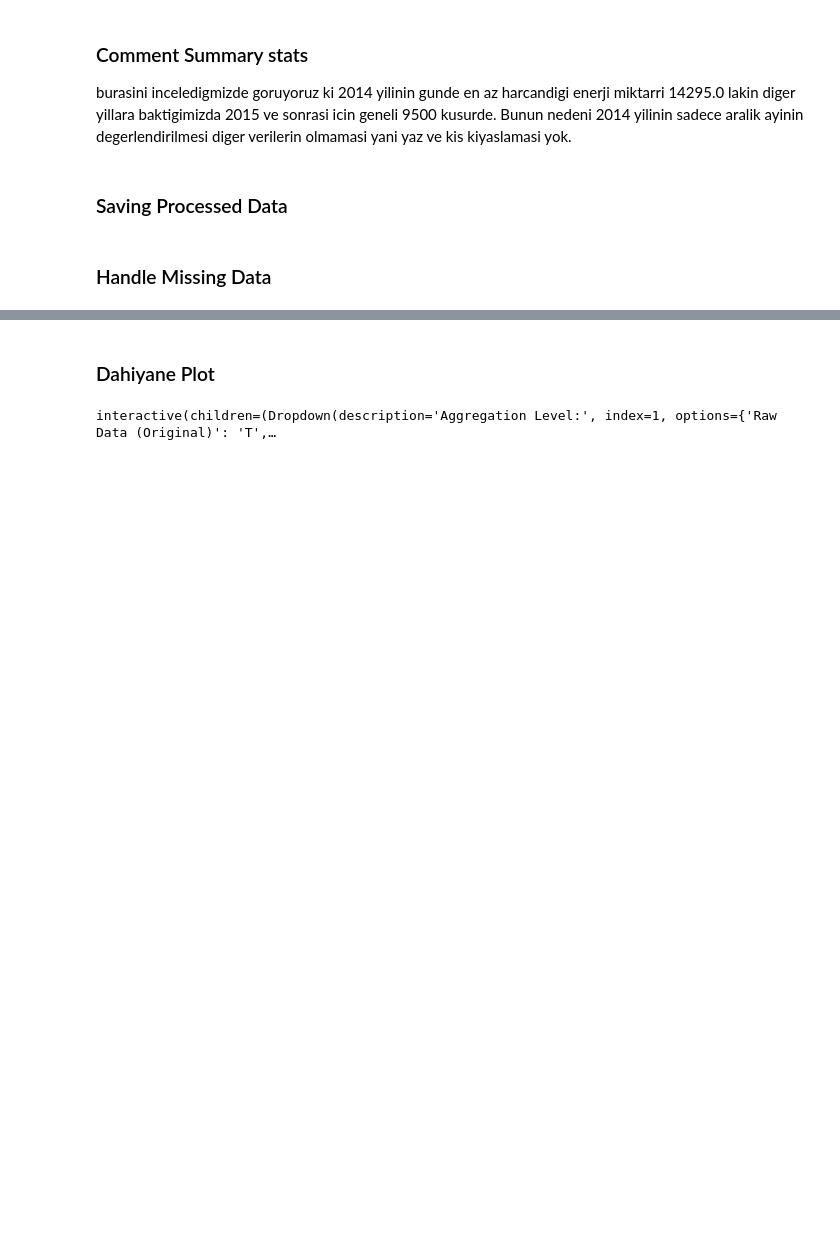
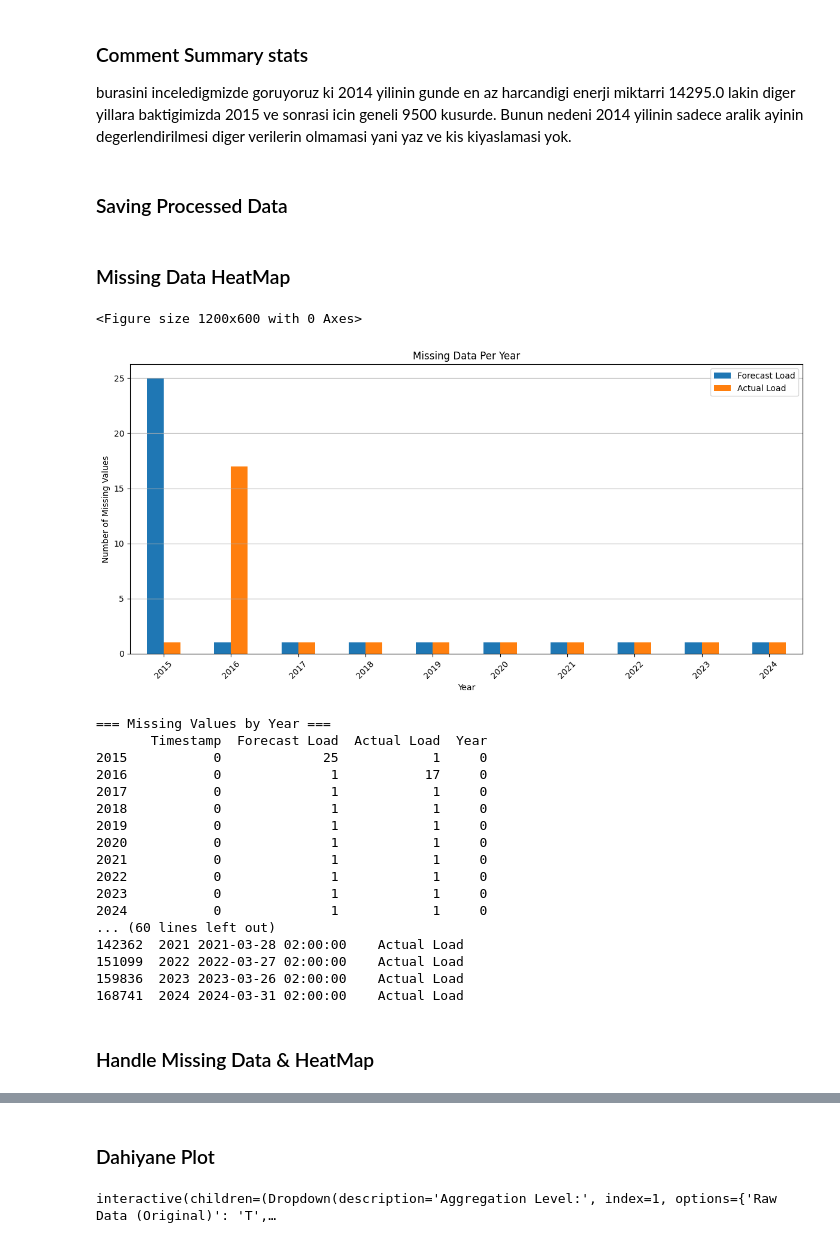
Before and after one commit to ErdemKilci/ReservoirWind, a Jupyter notebook: reservoir_wind.ipynb, the cells around one changed output, grey strips where cells are left out. Saved outputs shown, nothing was run; the diff lists cells and outputs as text; code cells hidden in the pictures; blank space fills up the shorter version.

```diff
--- a/reservoir_wind.ipynb
+++ b/reservoir_wind.ipynb
@@ -349,5 +347,75 @@ lakin diger yillara baktigimizda 2015 ve sonrasi icin geneli 9500 kusurde. Bunun
 ### Saving Processed Data
 # %%
 all_data.to_csv('combined_data.csv', index=False)
+# %% [markdown]
+### Missing Data HeatMap
+# %%
+import matplotlib.pyplot as plt
+
+# Group by year and count missing values
+missing_by_year = all_data.groupby(all_data['Timestamp'].dt.year)[['Forecast Load', 'Actual Load']].apply(lambda x: x.isnull().sum())
+
+# Drop NaN years (if Timestamp was NaT)
+missing_by_year = missing_by_year.dropna()
+
+# Plot
+plt.figure(figsize=(12, 6))
+missing_by_year.plot(kind='bar', stacked=False, figsize=(12, 6))
+
+plt.title("Missing Data Per Year")
+plt.ylabel("Number of Missing Values")
+plt.xlabel("Year")
+plt.grid(axis='y')
+plt.xticks(rotation=45)
+plt.tight_layout()
+plt.show()
+
+# Step 1: Missing count per year
+missing_by_year = all_data.groupby(all_data['Timestamp'].dt.year).apply(lambda x: x.isnull().sum())
+
+# Step 2: Add total row
+total_missing = all_data.isnull().sum()
+total_missing.name = 'Total'
+missing_by_year = pd.concat([missing_by_year, total_missing.to_frame().T])
+
+# Step 3: Display missing counts
+print("=== Missing Values by Year ===")
+print(missing_by_year)
+
+# Step 4: Show detailed list of each missing value
+print("\n=== Detailed Missing Values with Timestamps ===")
+
+# Melt the DataFrame to long format
+melted = all_data[['Timestamp', 'Forecast Load', 'Actual Load']].melt(id_vars='Timestamp',
+                                                                      var_name='Column',
+                                                                      value_name='Value')
+# Filter missing values
+missing_details = melted[melted['Value'].isnull()].copy()
+
+# Extract Year from Timestamp
+missing_details['Year'] = missing_details['Timestamp'].dt.year
+
+# Display or save
+print(missing_details[['Year', 'Timestamp', 'Column']])
+# %% [output]
+<Figure size 1200x600 with 0 Axes>
+[figure, added]
+=== Missing Values by Year ===
+       Timestamp  Forecast Load  Actual Load  Year
+2015           0             25            1     0
+2016           0              1           17     0
+2017           0              1            1     0
+2018           0              1            1     0
+2019           0              1            1     0
+2020           0              1            1     0
+2021           0              1            1     0
+2022           0              1            1     0
+2023           0              1            1     0
+2024           0              1            1     0
+... (60 lines left out)
+142362  2021 2021-03-28 02:00:00    Actual Load
+151099  2022 2022-03-27 02:00:00    Actual Load
+159836  2023 2023-03-26 02:00:00    Actual Load
+168741  2024 2024-03-31 02:00:00    Actual Load
 # %% [markdown]
-### Handle Missing Data
+### Handle Missing Data & HeatMap
```
Also changed, not shown: parts of 14 cells of this notebook, 2 other files.
